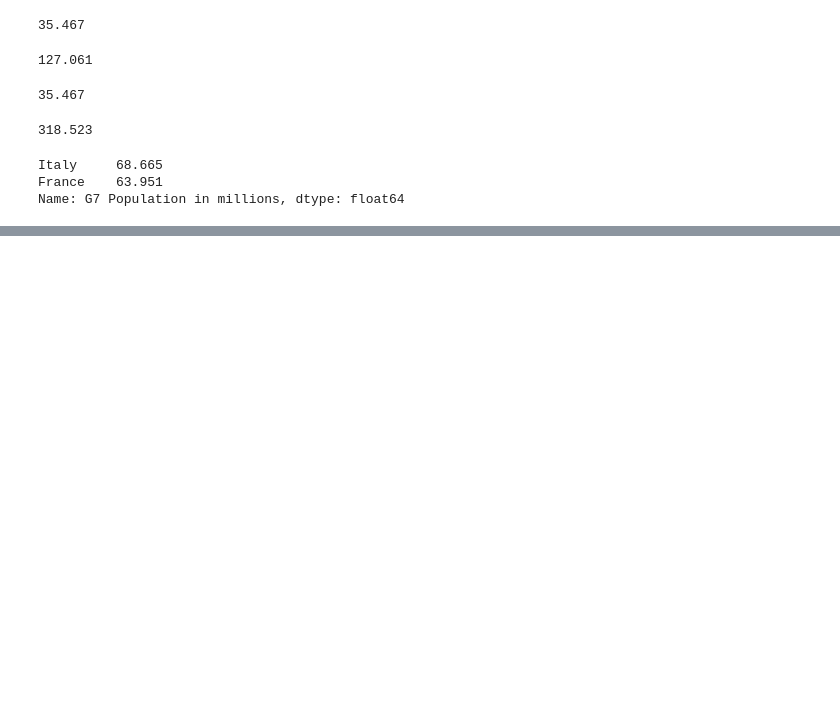
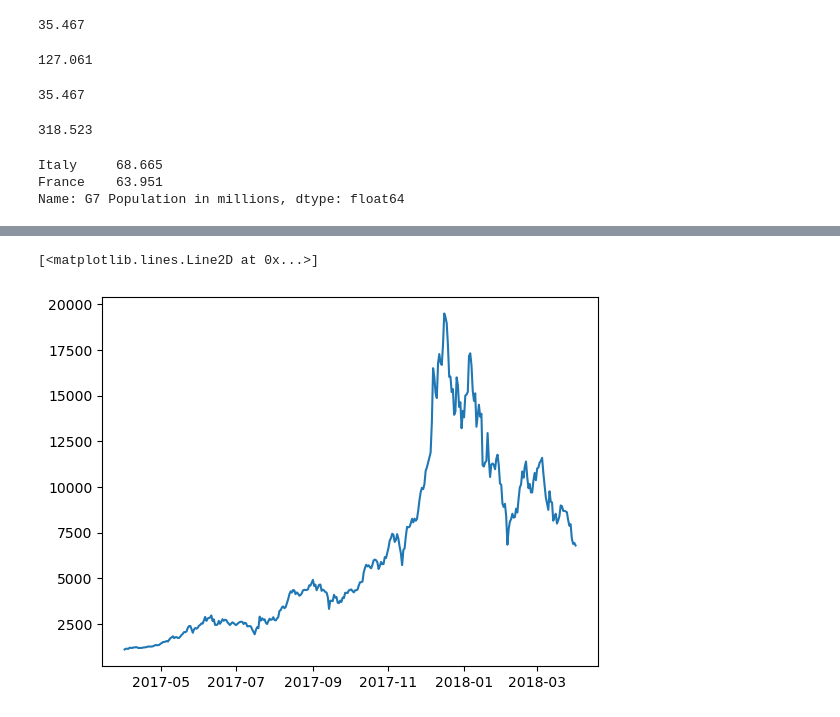
Before and after one commit to MateusViotto/Studying-Data-Analysis-with-Python, a Jupyter notebook: Introduction Pandas.ipynb, the cells around one changed output, grey strips where cells are left out. Saved outputs shown, nothing was run; the diff lists cells and outputs as text; code cells hidden in the pictures; blank space fills up the shorter version.

```diff
--- a/Introduction Pandas.ipynb
+++ b/Introduction Pandas.ipynb
@@ -191,0 +1253,5 @@ Name: G7 Population in millions, dtype: float64
+# %%
+plt.plot(df.index, df['Price'])
+# %% [output]
+[<matplotlib.lines.Line2D at 0x...>]
+[figure, added]
```
Also changed, not shown: parts of 177 cells of this notebook.
